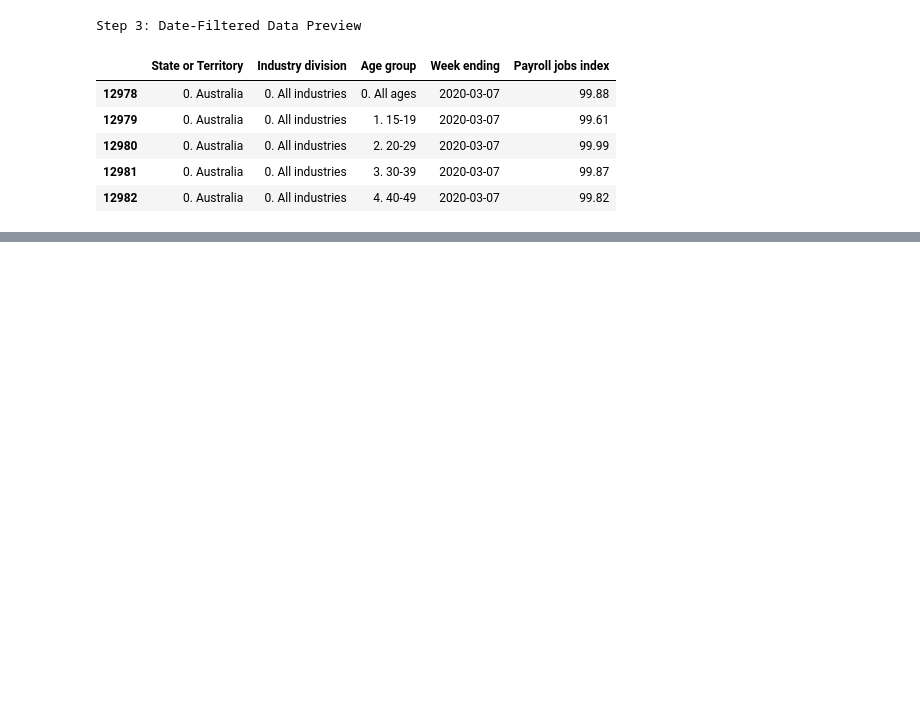
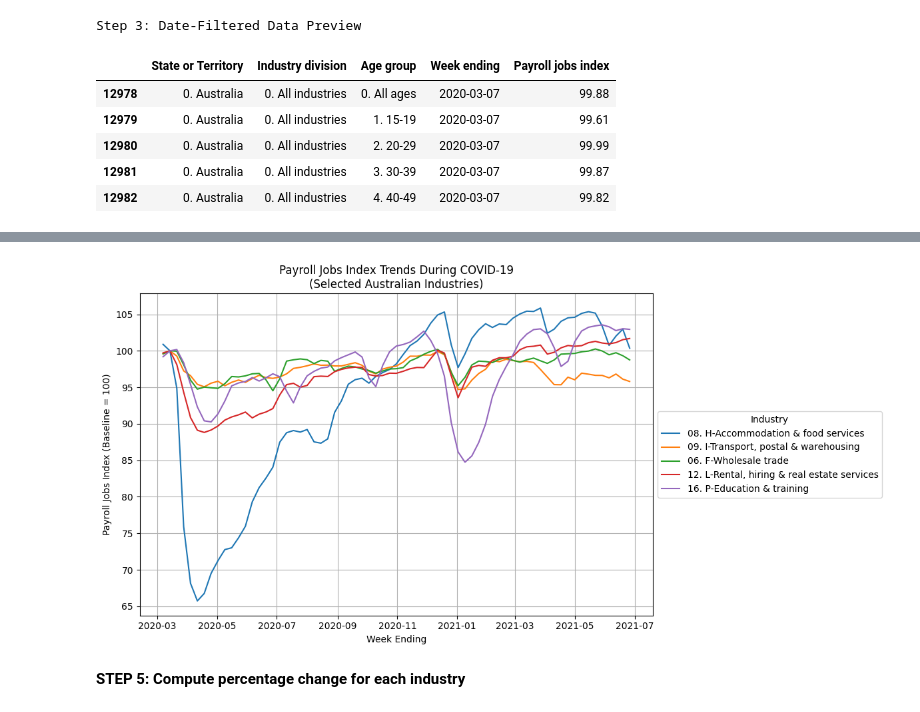
Before and after one commit to Jolene115/covid19-jobs-impact-australia, a Jupyter notebook: covid_analysis.ipynb, the cells around one changed output, grey strips where cells are left out. Saved outputs shown, nothing was run; the diff lists cells and outputs as text; code cells hidden in the pictures; blank space fills up the shorter version.

Commit message:
Step 4 and Step 5 completed, which are the filtrations and visualisations of industry trends, and indicates the severity in the bar visualisation.

```diff
--- a/covid_analysis.ipynb
+++ b/covid_analysis.ipynb
@@ -75,0 +78,11 @@ Step 3: Date-Filtered Data Preview
+# %%
+selected_industries = [
+    '08. H-Accommodation & food services',
+    '09. I-Transport, postal & warehousing',
+    '06. F-Wholesale trade',
+    '12. L-Rental, hiring & real estate services',
+    '16. P-Education & training'
+]
+# %%
+# Filter the data
+df_industry = df_filtered[df_filtered['Industry division'].isin(selected_industries)]
@@ -75,0 +100,29 @@ Step 3: Date-Filtered Data Preview
+# %%
+# Visualise industry trends using line plot
+
+# Filter only national and all-age data for clear comparison
+df_plot = df_industry[
+    (df_industry['State or Territory'] == '0. Australia') &
+    (df_industry['Age group'] == '0. All ages')
+]
+
+# Initialise the plot
+plt.figure(figsize=(12, 6))
+
+# Plot each industry
+for industry in selected_industries:
+    subset = df_plot[df_plot['Industry division'] == industry]
+    plt.plot(subset['Week ending'], subset['Payroll jobs index'], label=industry)
+
+# Formatting
+plt.title("Payroll Jobs Index Trends During COVID-19\n(Selected Australian Industries)")
+plt.xlabel("Week Ending")
+plt.ylabel("Payroll Jobs Index (Baseline = 100)")
+plt.legend(title='Industry', loc='center left', bbox_to_anchor=(1, 0.5))
+plt.grid(True)
+plt.tight_layout()
+plt.show()
+# %% [output]
+[figure, added]
+# %% [markdown]
+**STEP 5: Compute percentage change for each industry**
```
Also changed, not shown: parts of 6 cells of this notebook.
